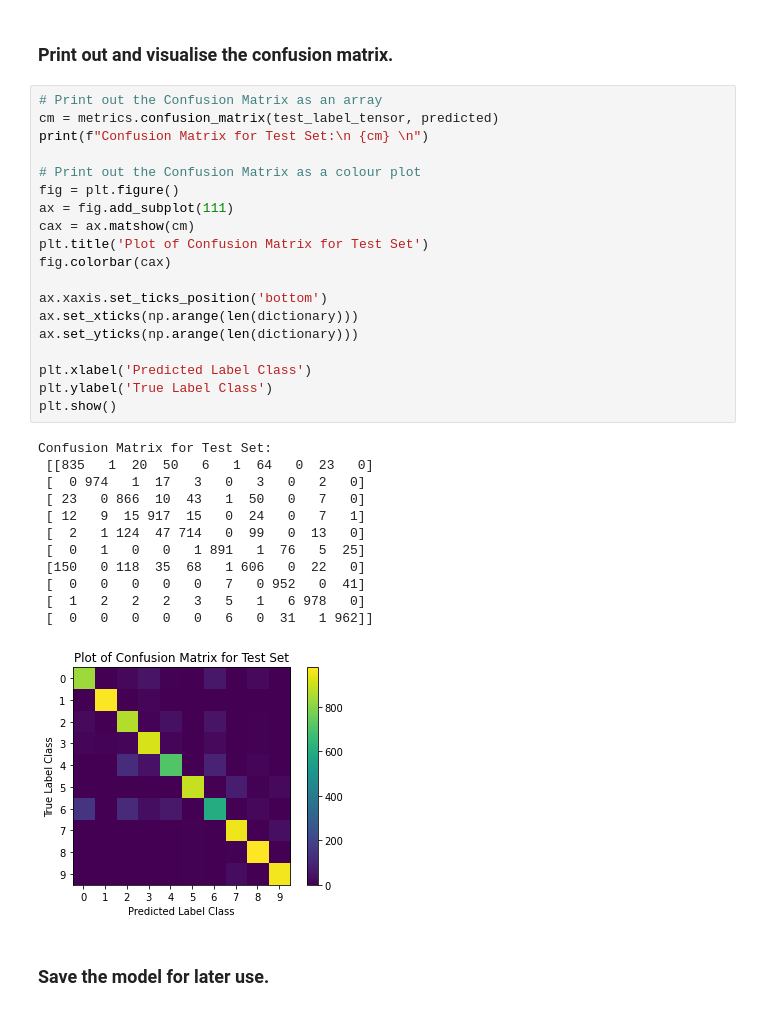
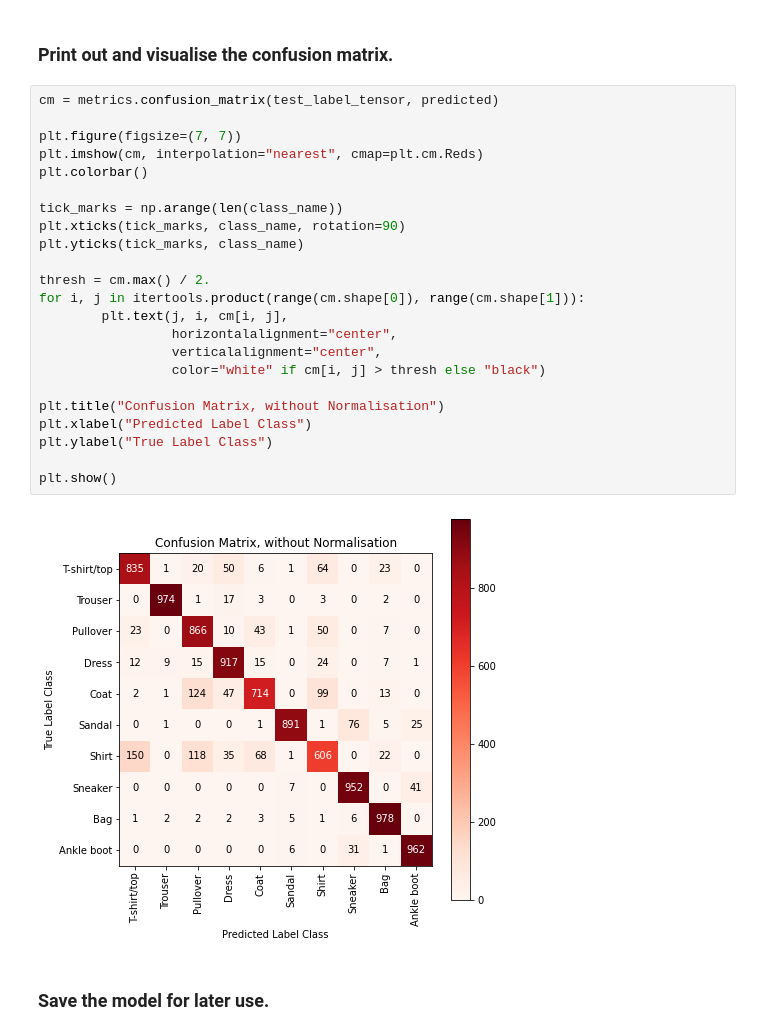
Before and after one commit to epearcecrump/Fashion-MNIST, a Jupyter notebook: imageClassification.ipynb, the cells around one changed output. Saved outputs shown, nothing was run; the diff lists cells and outputs as text.

Commit message:
Modified the code to print out and visualise the confusion matrix.

```diff
--- a/imageClassification.ipynb
+++ b/imageClassification.ipynb
@@ -267,38 +270,31 @@ print(f"The test accuracy of the model on the {total} test images is {test_accur
 The test accuracy of the model on the 10000 test images is 86.95%.
 # %% [markdown]
 ### Print out and visualise the confusion matrix.
-# %%
-# Print out the Confusion Matrix as an array
-cm = metrics.confusion_matrix(test_label_tensor, predicted)
-print(f"Confusion Matrix for Test Set:\n {cm} \n")
-
-# Print out the Confusion Matrix as a colour plot
-fig = plt.figure()
-ax = fig.add_subplot(111)
-cax = ax.matshow(cm)
-plt.title('Plot of Confusion Matrix for Test Set')
-fig.colorbar(cax)
-
-ax.xaxis.set_ticks_position('bottom')
-ax.set_xticks(np.arange(len(dictionary)))
-ax.set_yticks(np.arange(len(dictionary)))
-
-plt.xlabel('Predicted Label Class')
-plt.ylabel('True Label Class')
-plt.show()
-# %% [output]
-Confusion Matrix for Test Set:
- [[835   1  20  50   6   1  64   0  23   0]
- [  0 974   1  17   3   0   3   0   2   0]
- [ 23   0 866  10  43   1  50   0   7   0]
- [ 12   9  15 917  15   0  24   0   7   1]
- [  2   1 124  47 714   0  99   0  13   0]
- [  0   1   0   0   1 891   1  76   5  25]
- [150   0 118  35  68   1 606   0  22   0]
- [  0   0   0   0   0   7   0 952   0  41]
- [  1   2   2   2   3   5   1   6 978   0]
- [  0   0   0   0   0   6   0  31   1 962]]
-[figure, removed]
+# %%
+cm = metrics.confusion_matrix(test_label_tensor, predicted)
+
+plt.figure(figsize=(7, 7))
+plt.imshow(cm, interpolation="nearest", cmap=plt.cm.Reds)
+plt.colorbar()
+
+tick_marks = np.arange(len(class_name))
+plt.xticks(tick_marks, class_name, rotation=90)
+plt.yticks(tick_marks, class_name)
+
+thresh = cm.max() / 2.
+for i, j in itertools.product(range(cm.shape[0]), range(cm.shape[1])):
+        plt.text(j, i, cm[i, j],
+                 horizontalalignment="center",
+                 verticalalignment="center",
+                 color="white" if cm[i, j] > thresh else "black")
+
+plt.title("Confusion Matrix, without Normalisation")
+plt.xlabel("Predicted Label Class")
+plt.ylabel("True Label Class")
+
+plt.show()
+# %% [output]
+[figure, added]
 # %% [markdown]
 ### Save the model for later use.
 # %%
```
Also changed, not shown: parts of 3 cells of this notebook.
